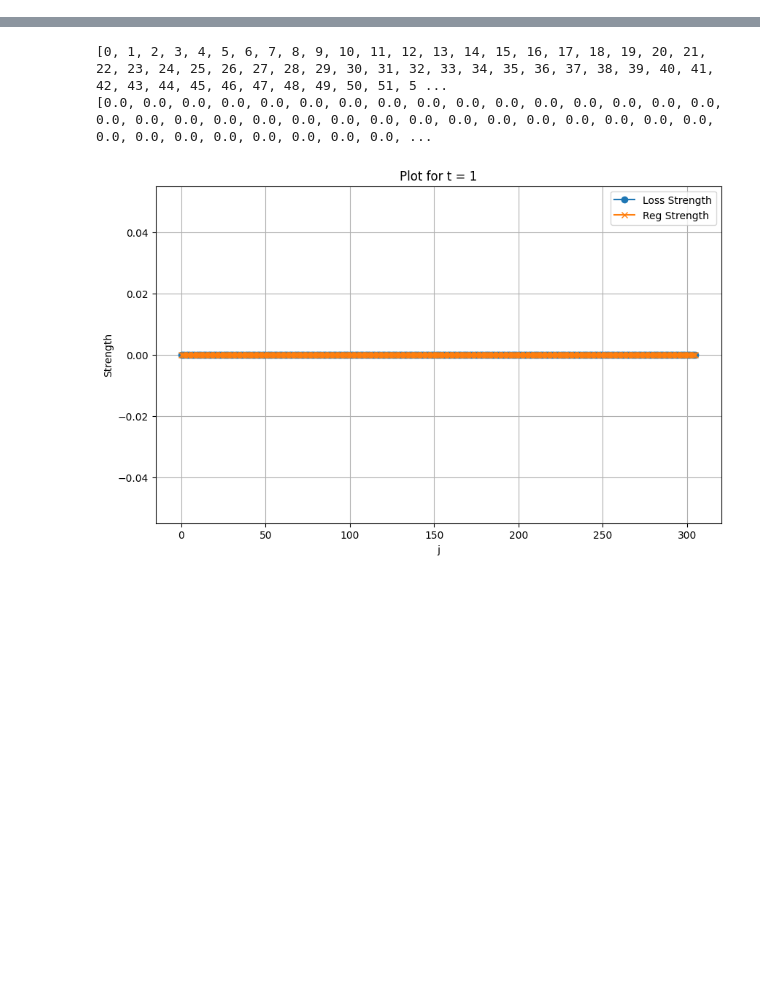
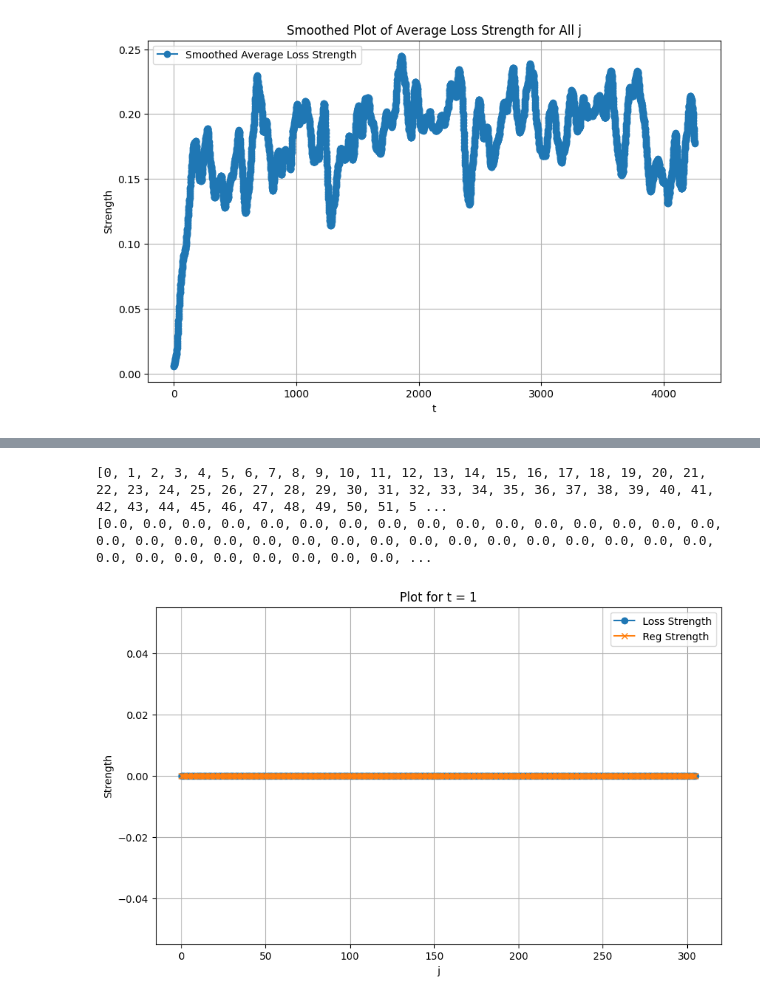
Before and after one commit to chengyuehuang511/vlm_robustness, a Jupyter notebook: plot_w.ipynb, the cells around one changed output, grey strips where cells are left out. Cells and saved outputs as stored; diff of their text form; code cells hidden in the pictures; blank space fills up the shorter version.

```diff
--- a/plot_w.ipynb
+++ b/plot_w.ipynb
@@ -113,3 +114,40 @@ def plot_for_average_j(data):
     plt.legend()
     plt.grid(True)
     plt.show()
+# %%
+import numpy as np
+import matplotlib.pyplot as plt
+
+# Define the moving average function
+def moving_average(data, window_size=3):
+    return np.convolve(data, np.ones(window_size)/window_size, mode='valid')
+
+# Updated function to include smoothing
+def plot_for_average_j(data, window_size=50):
+    t_values = []
+    avg_loss_values = []
+
+    # Calculate the average loss_strength for each t
+    for t in data:
+        t_values.append(t)
+        avg_loss = np.mean(data[t]['loss_strength'])
+        avg_loss_values.append(avg_loss)
+
+    # Apply moving average for smoothing
+    smoothed_avg_loss_values = moving_average(avg_loss_values, window_size)
+    smoothed_t_values = t_values[:len(smoothed_avg_loss_values)]  # Adjust t_values to match the smoothed data
+
+    # Plot the average values
+    plt.figure(figsize=(10, 6))
+
+    plt.plot(smoothed_t_values, smoothed_avg_loss_values, label='Smoothed Average Loss Strength', marker='o')
+
+    plt.title('Smoothed Plot of Average Loss Strength for All j')
+    plt.xlabel('t')
+    plt.ylabel('Strength')
+    plt.legend()
+    plt.grid(True)
+    plt.show()
+
+# Example usage with data
+# plot_for_average_j(data)
@@ -115,0 +244,7 @@ def plot_for_average_j(data):
+# %%
+# domainnet spcg_1e-3_mu0.5
+file_path = '/coc/testnvme/chuang475/projects/vlm_robustness/tpcgrad_share6/output/domainnet/spcg_1e-3_mu0.5/train_paligemma_domainnet-real_20240917_203156/slurm-955867.out'
+data = read_data(file_path)
+plot_for_average_j(data)
+# %% [output]
+[figure, added]
```
Also changed, not shown: parts of 13 cells of this notebook, 50 other files.
